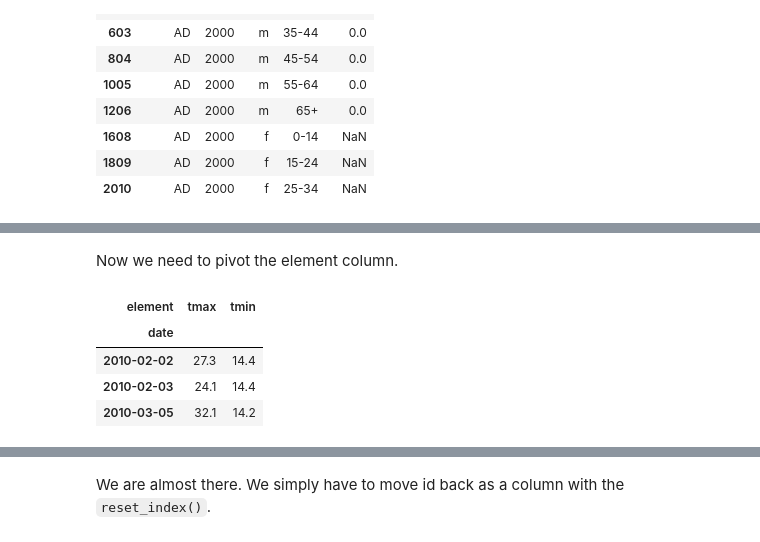
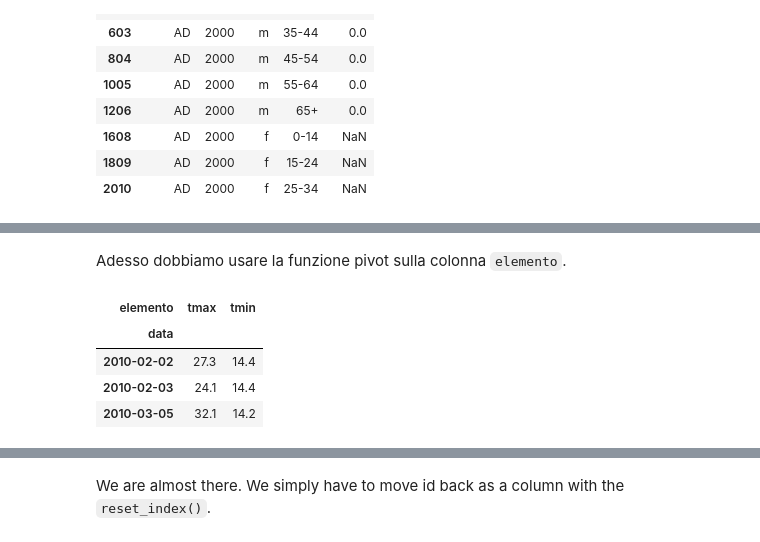
Before and after one commit to aborruso/Tidy-Data, a Jupyter notebook: Tidy-Data.ipynb, the cells around one changed output, grey strips where cells are left out. Saved outputs shown, nothing was run; the diff lists cells and outputs as text; code cells hidden in the pictures.

```diff
--- a/Tidy-Data.ipynb
+++ b/Tidy-Data.ipynb
@@ -302,5 +305,5 @@ This example is really tricky.  Let's first create the dataframe.  This time, I
 # %%
-columns = ['id', 'year', 'month', 'element', 'd1', 'd2', 'd3', 'd4', 'd5', 'd6', 'd7', 'd8']
+columns = ['id', 'anno', 'mese', 'elemento', 'd1', 'd2', 'd3', 'd4', 'd5', 'd6', 'd7', 'd8']
 data = [['MX17004', 2010, 1, 'tmax', np.nan, np.nan, np.nan, np.nan, np.nan, np.nan, np.nan, np.nan, ],
         ['MX17004', 2010, 1, 'tmin', np.nan, np.nan, np.nan, np.nan, np.nan, np.nan, np.nan, np.nan, ],
         ['MX17004', 2010, 2, 'tmax', np.nan, 27.3, 24.1, np.nan, np.nan, np.nan, np.nan, np.nan, ],
@@ -330,7 +333,7 @@ Most of the values are not relevant.  However, filtering the NaN values is impos
 # %%
 molten = pd.melt(messy,
-                 id_vars=['id', 'year','month','element',],
-                 var_name='day');
+                 id_vars=['id', 'anno','mese','elemento',],
+                 var_name='giorno');
 molten.dropna(inplace=True)
 molten = molten.reset_index(drop=True)
 molten
@@ -347,8 +350,8 @@ This dataframe is not in tidy form yet.  First, the column `element` contains va
 # %%
 def f(row):
-    return "%d-%02d-%02d" % (row['year'], row['month'], int(row['day'][1:]))
+    return "%d-%02d-%02d" % (row['anno'], row['mese'], int(row['giorno'][1:]))
 
-molten['date'] = molten.apply(f,axis=1)
-molten = molten[['id', 'element','value','date']]
+molten['data'] = molten.apply(f,axis=1)
+molten = molten[['id', 'elemento','value','data']]
 molten
 # %% [output]
@@ -359,14 +362,14 @@ molten
 | 3 | MX17004 | tmin | 14.4 | 2010-02-03 |
 | 4 | MX17004 | tmax | 32.1 | 2010-03-05 |
 | 5 | MX17004 | tmin | 14.2 | 2010-03-05 |
-# %% [markdown]
-Now we need to pivot the element column.
+# %% [markdown]
+Adesso dobbiamo usare la funzione pivot sulla colonna `elemento`.
 # %%
-tidy = molten.pivot(index='date',columns='element',values='value')
+tidy = molten.pivot(index='data',columns='elemento',values='value')
 tidy
 # %% [output]
-| element | tmax | tmin |
-| date |  |  |
+| elemento | tmax | tmin |
+| data |  |  |
 | 2010-02-02 | 27.3 | 14.4 |
 | 2010-02-03 | 24.1 | 14.4 |
 | 2010-03-05 | 32.1 | 14.2 |
```
Also changed, not shown: parts of 26 cells of this notebook, 1 other file.
